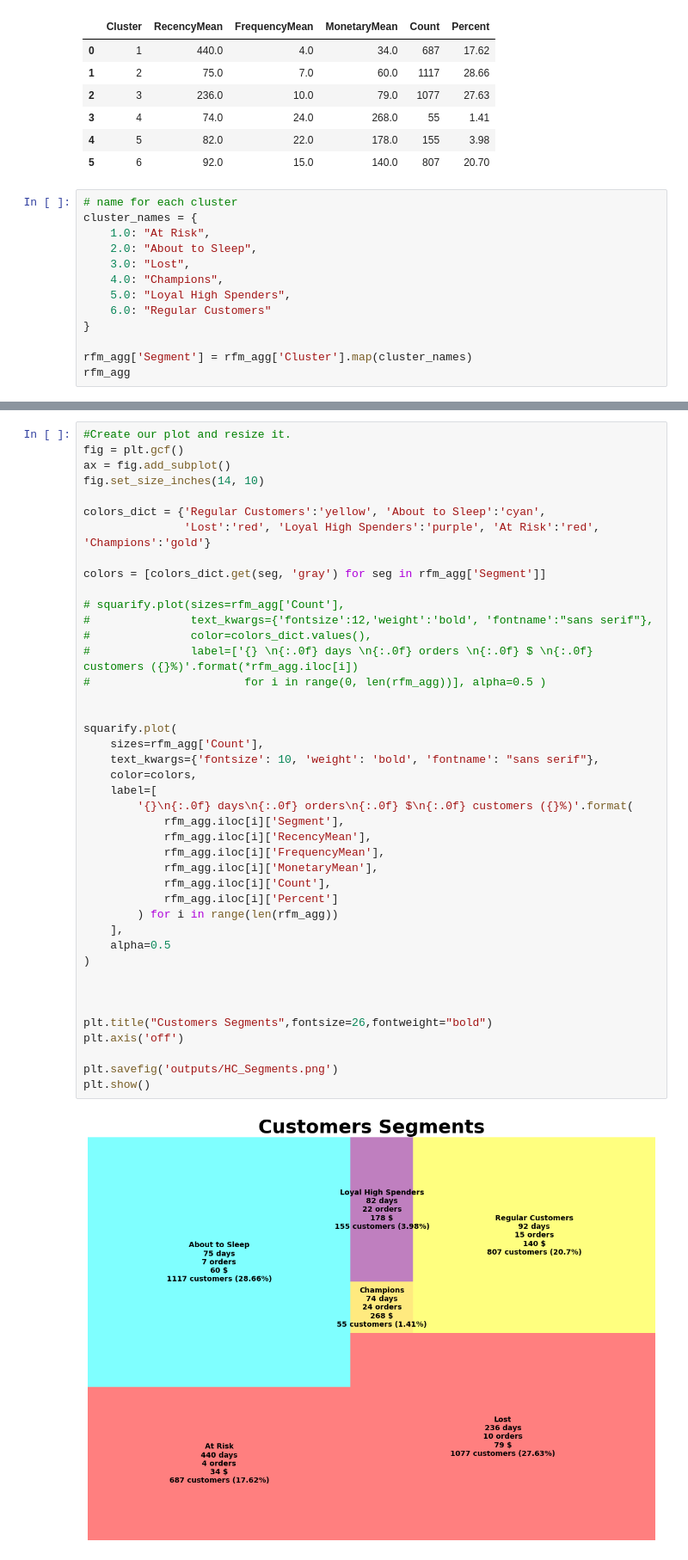
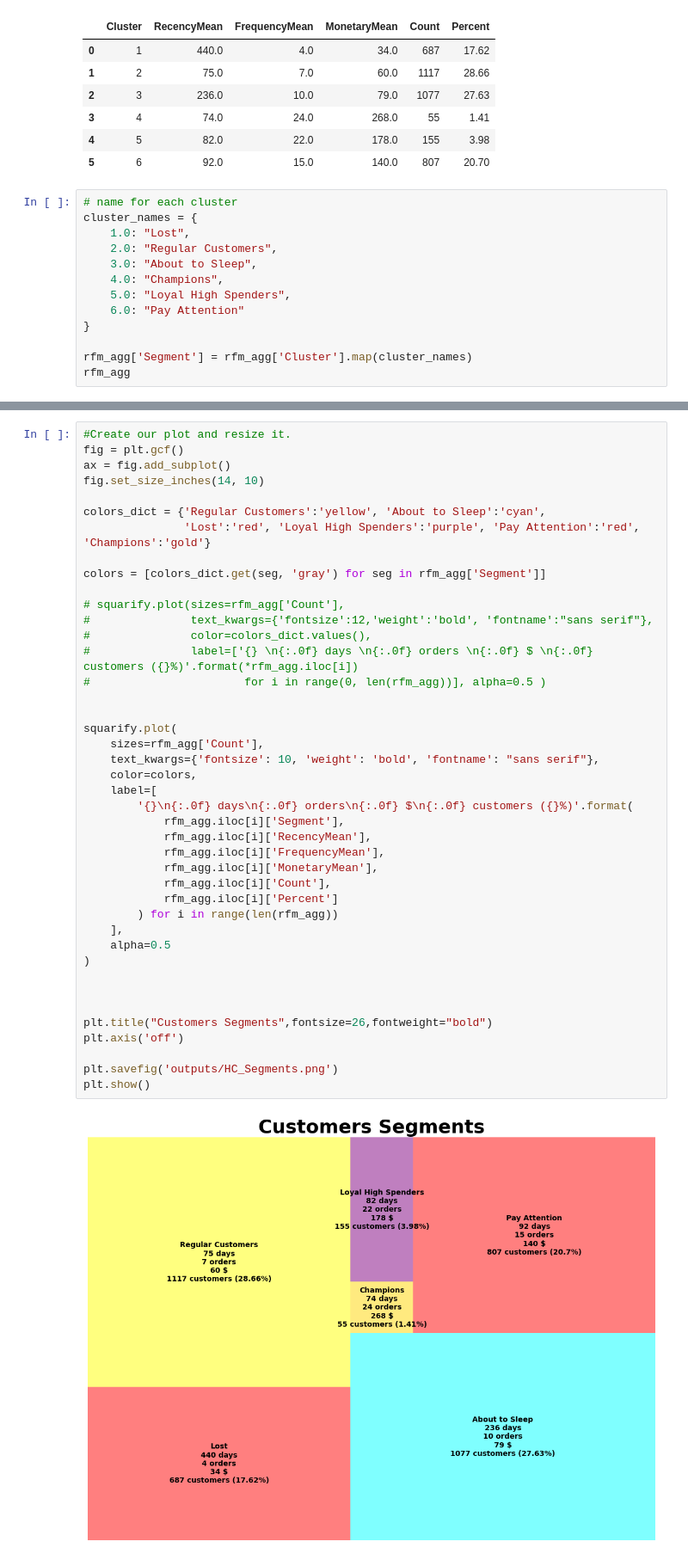
Before and after one commit to sophieanalytics/ML_graduation_projects, a Jupyter notebook: 02_customer_segmentation.ipynb, the cells around one changed output, grey strips where cells are left out. Shown: that part at 86% size. Saved outputs shown, nothing was run; the diff lists cells and outputs as text.

```diff
--- a/02_customer_segmentation.ipynb
+++ b/02_customer_segmentation.ipynb
@@ -417,12 +418,12 @@ rfm_agg
 # %%
 # name for each cluster
 cluster_names = {
-    1.0: "At Risk",
-    2.0: "About to Sleep",
-    3.0: "Lost",
+    1.0: "Lost",
+    2.0: "Regular Customers",
+    3.0: "About to Sleep",
     4.0: "Champions",
     5.0: "Loyal High Spenders",
-    6.0: "Regular Customers"
+    6.0: "Pay Attention"
 }
 
 rfm_agg['Segment'] = rfm_agg['Cluster'].map(cluster_names)
@@ -442,7 +443,7 @@ ax = fig.add_subplot()
 fig.set_size_inches(14, 10)
 
 colors_dict = {'Regular Customers':'yellow', 'About to Sleep':'cyan',
-               'Lost':'red', 'Loyal High Spenders':'purple', 'At Risk':'red', 'Champions':'gold'}
+               'Lost':'red', 'Loyal High Spenders':'purple', 'Pay Attention':'red', 'Champions':'gold'}
 
 colors = [colors_dict.get(seg, 'gray') for seg in rfm_agg['Segment']]
 
@@ -451,34 +452,34 @@ colors = [colors_dict.get(seg, 'gray') for seg in rfm_agg['Segment']]
 #               color=colors_dict.values(),
 #               label=['{} \n{:.0f} days \n{:.0f} orders \n{:.0f} $ \n{:.0f} customers ({}%)'.format(*rfm_agg.iloc[i])
 #                       for i in range(0, len(rfm_agg))], alpha=0.5 )
 
 
 squarify.plot(
     sizes=rfm_agg['Count'],
     text_kwargs={'fontsize': 10, 'weight': 'bold', 'fontname': "sans serif"},
     color=colors,
     label=[
         '{}\n{:.0f} days\n{:.0f} orders\n{:.0f} $\n{:.0f} customers ({}%)'.format(
             rfm_agg.iloc[i]['Segment'],
             rfm_agg.iloc[i]['RecencyMean'],
             rfm_agg.iloc[i]['FrequencyMean'],
             rfm_agg.iloc[i]['MonetaryMean'],
             rfm_agg.iloc[i]['Count'],
             rfm_agg.iloc[i]['Percent']
         ) for i in range(len(rfm_agg))
     ],
     alpha=0.5
 )
 
 
 
 plt.title("Customers Segments",fontsize=26,fontweight="bold")
 plt.axis('off')
 
 plt.savefig('outputs/HC_Segments.png')
 plt.show()
 # %% [output]
-[figure, old version]
+[figure, new version]
 # %%
 import plotly.express as px
 
```
Also changed, not shown: parts of 8 cells of this notebook, 4 other files.
